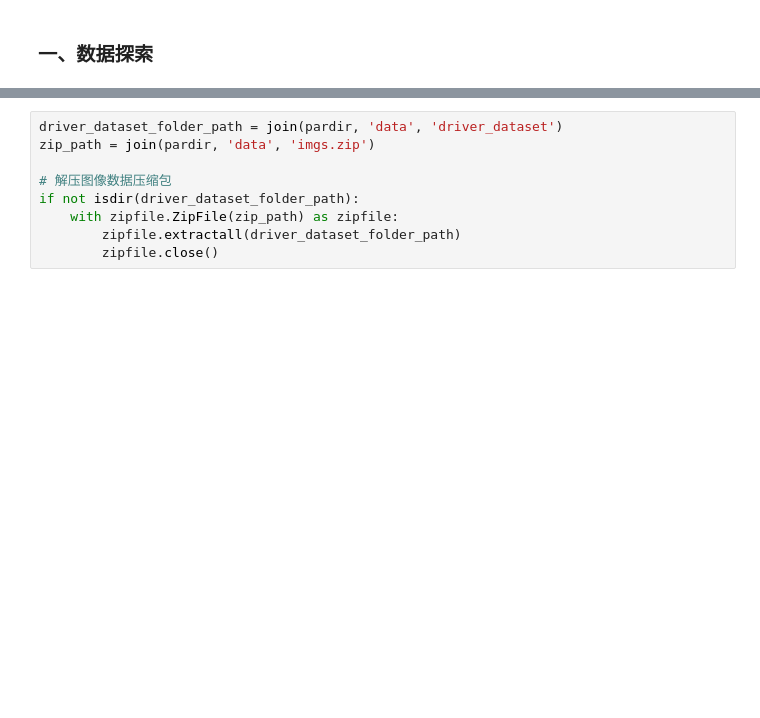
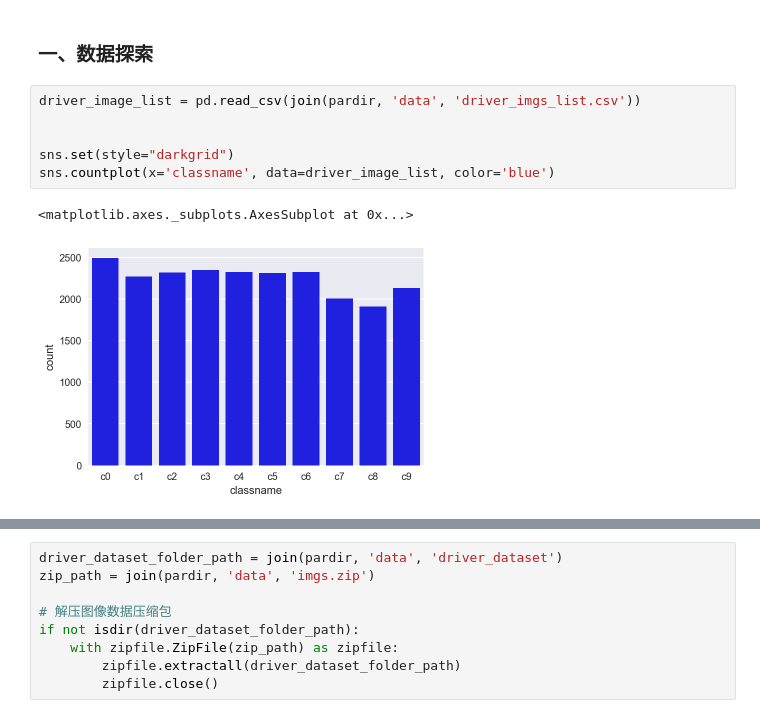
Before and after one commit to claudehotline/distracted_driver_detection, a Jupyter notebook: base_model_vgg16.ipynb, the cells around one changed output, grey strips where cells are left out. Saved outputs shown, nothing was run; the diff lists cells and outputs as text; blank space fills up the shorter version.

```diff
--- a/base_model_vgg16.ipynb
+++ b/base_model_vgg16.ipynb
@@ -23,3 +23,12 @@ import cv2
 import h5py
 # %% [markdown]
 ### 一、数据探索
+# %%
+driver_image_list = pd.read_csv(join(pardir, 'data', 'driver_imgs_list.csv'))
+
+
+sns.set(style="darkgrid")
+sns.countplot(x='classname', data=driver_image_list, color='blue')
+# %% [output]
+<matplotlib.axes._subplots.AxesSubplot at 0x...>
+[figure, added]
```
Also changed, not shown: parts of 6 cells of this notebook, 2 other files.
